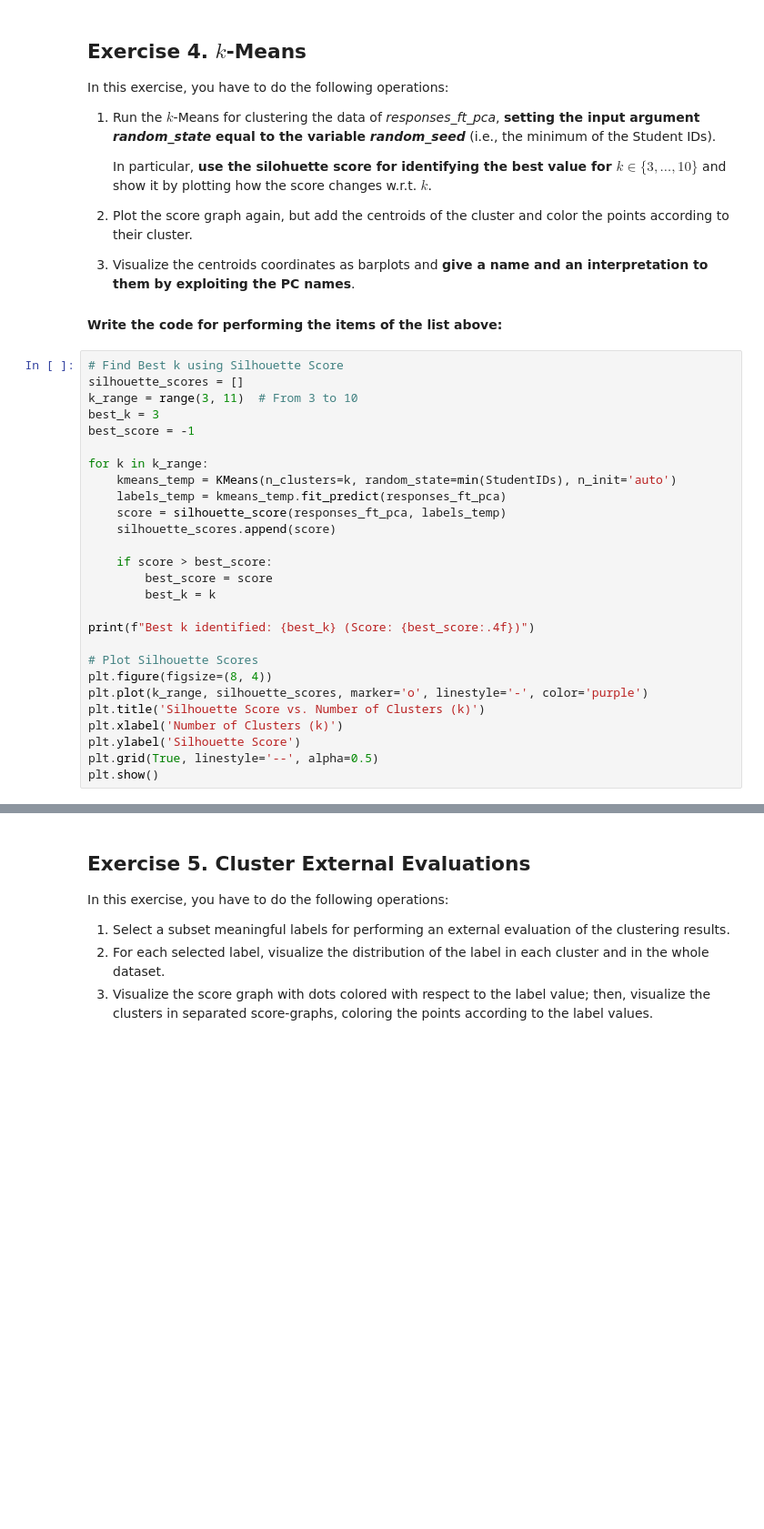
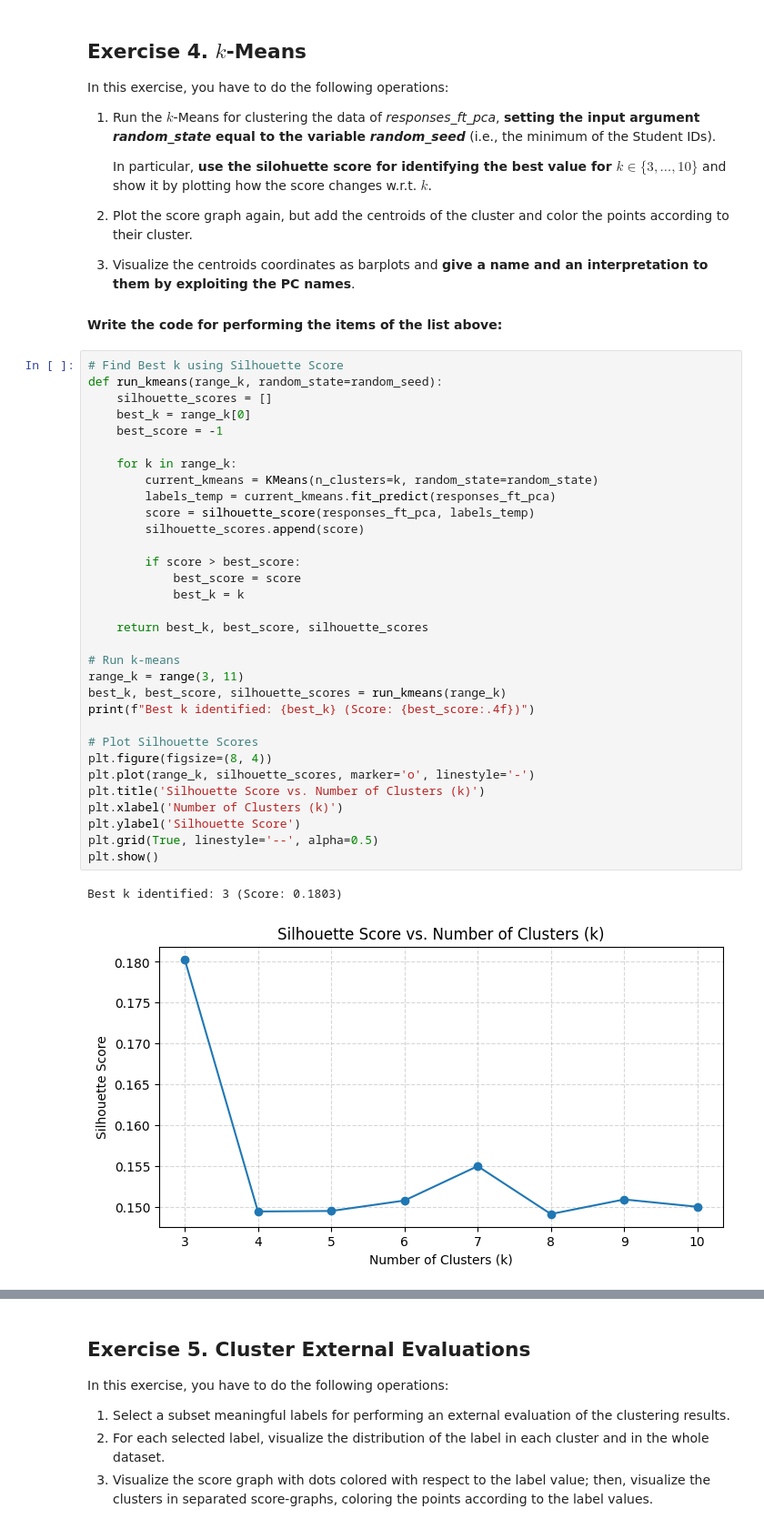
Before and after one commit to Ciovino/CLA-homework, a Jupyter notebook: PCA/HWpca_Tarantino.ipynb, the cells around one changed output, grey strips where cells are left out. Shown at 91% size. Saved outputs shown, nothing was run; the diff lists cells and outputs as text; blank space fills up the shorter version.

```diff
--- a/PCA/HWpca_Tarantino.ipynb
+++ b/PCA/HWpca_Tarantino.ipynb
@@ -447,30 +681,38 @@ In this exercise, you have to do the following operations:
 #### Write the code for performing the items of the list above:
 # %%
 # Find Best k using Silhouette Score
-silhouette_scores = []
-k_range = range(3, 11)  # From 3 to 10
-best_k = 3
-best_score = -1
+def run_kmeans(range_k, random_state=random_seed):
+    silhouette_scores = []
+    best_k = range_k[0]
+    best_score = -1
 
-for k in k_range:
-    kmeans_temp = KMeans(n_clusters=k, random_state=min(StudentIDs), n_init='auto')
-    labels_temp = kmeans_temp.fit_predict(responses_ft_pca)
-    score = silhouette_score(responses_ft_pca, labels_temp)
-    silhouette_scores.append(score)
+    for k in range_k:
+        current_kmeans = KMeans(n_clusters=k, random_state=random_state)
+        labels_temp = current_kmeans.fit_predict(responses_ft_pca)
+        score = silhouette_score(responses_ft_pca, labels_temp)
+        silhouette_scores.append(score)
 
-    if score > best_score:
-        best_score = score
-        best_k = k
+        if score > best_score:
+            best_score = score
+            best_k = k
 
+    return best_k, best_score, silhouette_scores
+
+# Run k-means
+range_k = range(3, 11)
+best_k, best_score, silhouette_scores = run_kmeans(range_k)
 print(f"Best k identified: {best_k} (Score: {best_score:.4f})")
 
 # Plot Silhouette Scores
 plt.figure(figsize=(8, 4))
-plt.plot(k_range, silhouette_scores, marker='o', linestyle='-', color='purple')
+plt.plot(range_k, silhouette_scores, marker='o', linestyle='-')
 plt.title('Silhouette Score vs. Number of Clusters (k)')
 plt.xlabel('Number of Clusters (k)')
 plt.ylabel('Silhouette Score')
 plt.grid(True, linestyle='--', alpha=0.5)
 plt.show()
+# %% [output]
+Best k identified: 3 (Score: 0.1803)
+[figure, added]
 # %%
 # Run k-Means with the Best k
```
Also changed, not shown: parts of 32 cells of this notebook.
